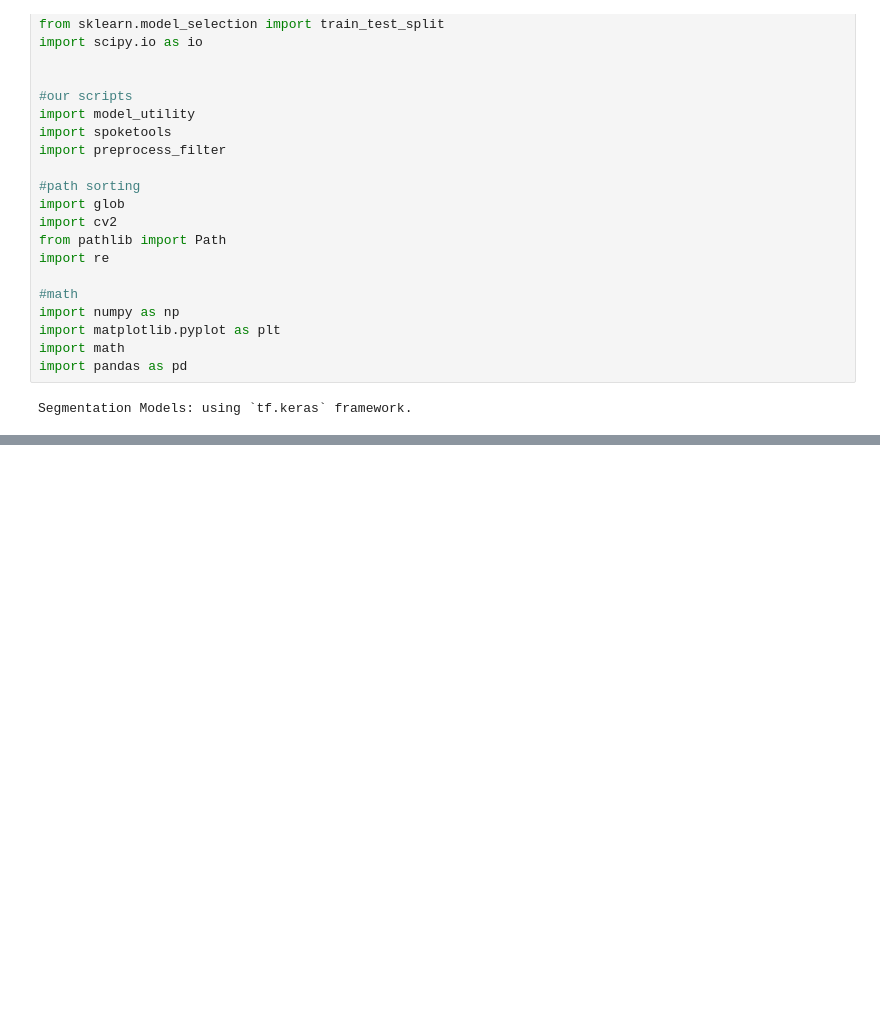
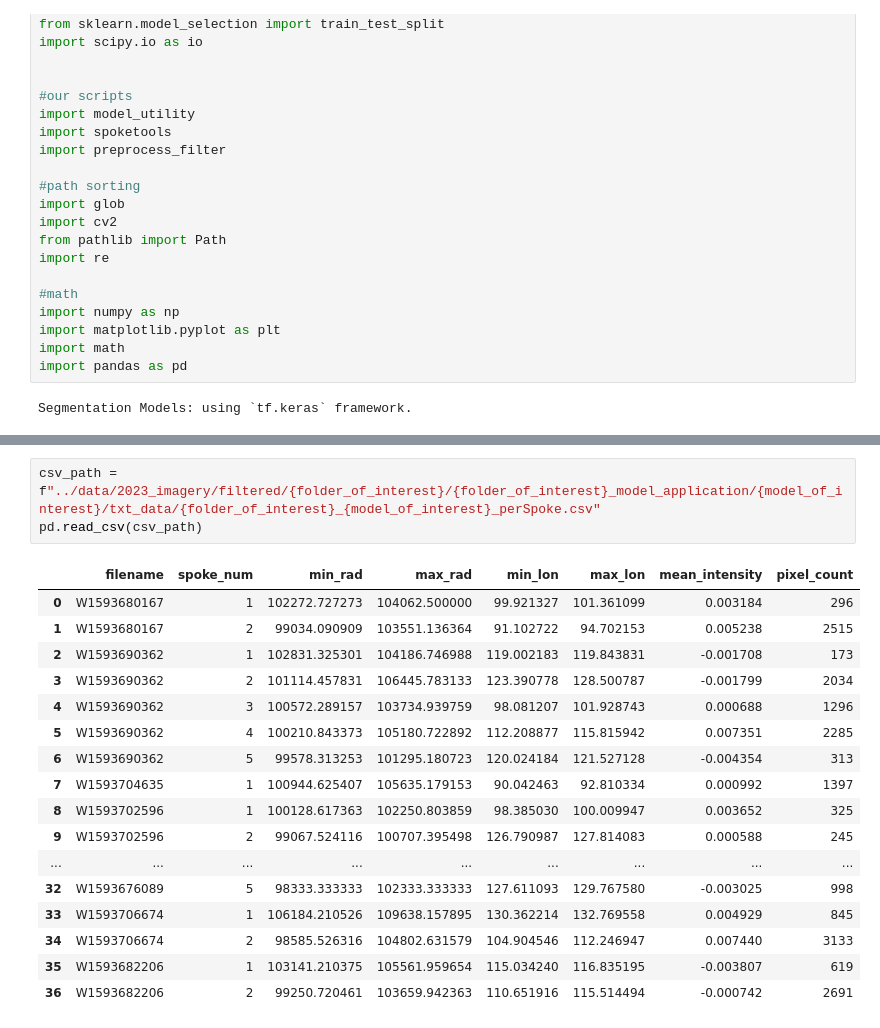
Before and after one commit to Yugadeep/Spokes_ML, a Jupyter notebook: model_application.ipynb, the cells around one changed output, grey strips where cells are left out. Saved outputs shown, nothing was run; the diff lists cells and outputs as text; blank space fills up the shorter version.

```diff
--- a/model_application.ipynb
+++ b/model_application.ipynb
@@ -178,0 +243,21 @@ for model_result,rpjb_path in zip(model_results, rpjb_path):
+# %%
+csv_path = f"../data/2023_imagery/filtered/{folder_of_interest}/{folder_of_interest}_model_application/{model_of_interest}/txt_data/{folder_of_interest}_{model_of_interest}_perSpoke.csv"
+pd.read_csv(csv_path)
+# %% [output]
+|  | filename | spoke_num | min_rad | max_rad | min_lon | max_lon | mean_intensity | pixel_count |
+| 0 | W1593680167 | 1 | 102272.727273 | 104062.500000 | 99.921327 | 101.361099 | 0.003184 | 296 |
+| 1 | W1593680167 | 2 | 99034.090909 | 103551.136364 | 91.102722 | 94.702153 | 0.005238 | 2515 |
+| 2 | W1593690362 | 1 | 102831.325301 | 104186.746988 | 119.002183 | 119.843831 | -0.001708 | 173 |
+| 3 | W1593690362 | 2 | 101114.457831 | 106445.783133 | 123.390778 | 128.500787 | -0.001799 | 2034 |
+| 4 | W1593690362 | 3 | 100572.289157 | 103734.939759 | 98.081207 | 101.928743 | 0.000688 | 1296 |
+| 5 | W1593690362 | 4 | 100210.843373 | 105180.722892 | 112.208877 | 115.815942 | 0.007351 | 2285 |
+| 6 | W1593690362 | 5 | 99578.313253 | 101295.180723 | 120.024184 | 121.527128 | -0.004354 | 313 |
+| 7 | W1593704635 | 1 | 100944.625407 | 105635.179153 | 90.042463 | 92.810334 | 0.000992 | 1397 |
+| 8 | W1593702596 | 1 | 100128.617363 | 102250.803859 | 98.385030 | 100.009947 | 0.003652 | 325 |
+| 9 | W1593702596 | 2 | 99067.524116 | 100707.395498 | 126.790987 | 127.814083 | 0.000588 | 245 |
+| ... | ... | ... | ... | ... | ... | ... | ... | ... |
+| 32 | W1593676089 | 5 | 98333.333333 | 102333.333333 | 127.611093 | 129.767580 | -0.003025 | 998 |
+| 33 | W1593706674 | 1 | 106184.210526 | 109638.157895 | 130.362214 | 132.769558 | 0.004929 | 845 |
+| 34 | W1593706674 | 2 | 98585.526316 | 104802.631579 | 104.904546 | 112.246947 | 0.007440 | 3133 |
+| 35 | W1593682206 | 1 | 103141.210375 | 105561.959654 | 115.034240 | 116.835195 | -0.003807 | 619 |
+| 36 | W1593682206 | 2 | 99250.720461 | 103659.942363 | 110.651916 | 115.514494 | -0.000742 | 2691 |
```
Also changed, not shown: parts of 15 cells of this notebook, 7 other files.
